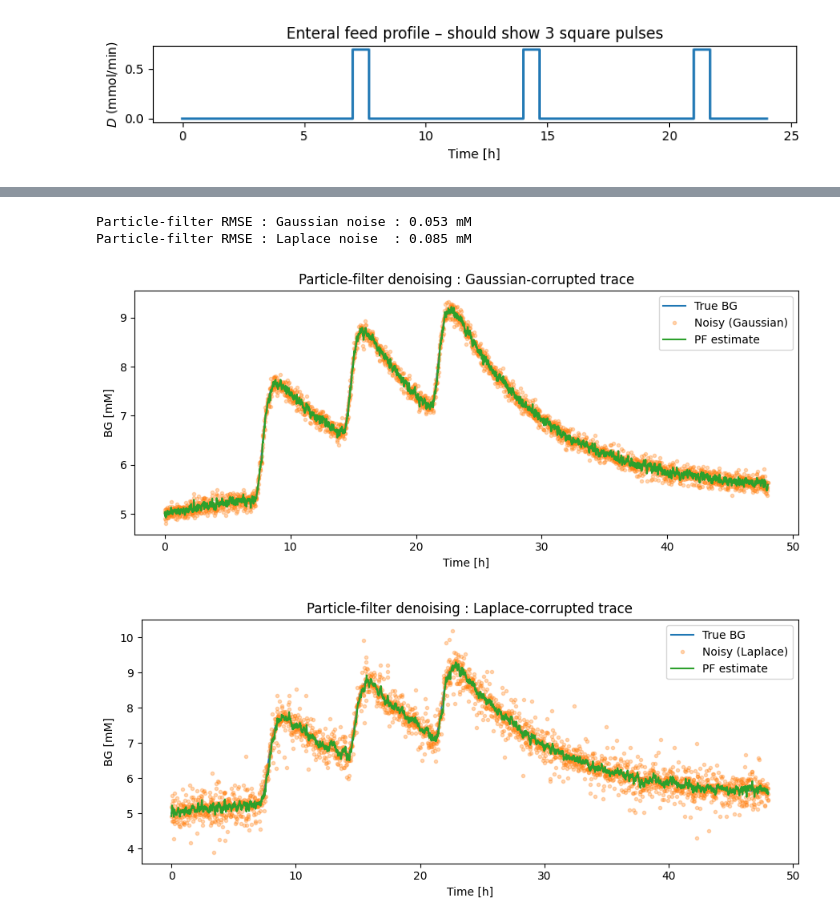
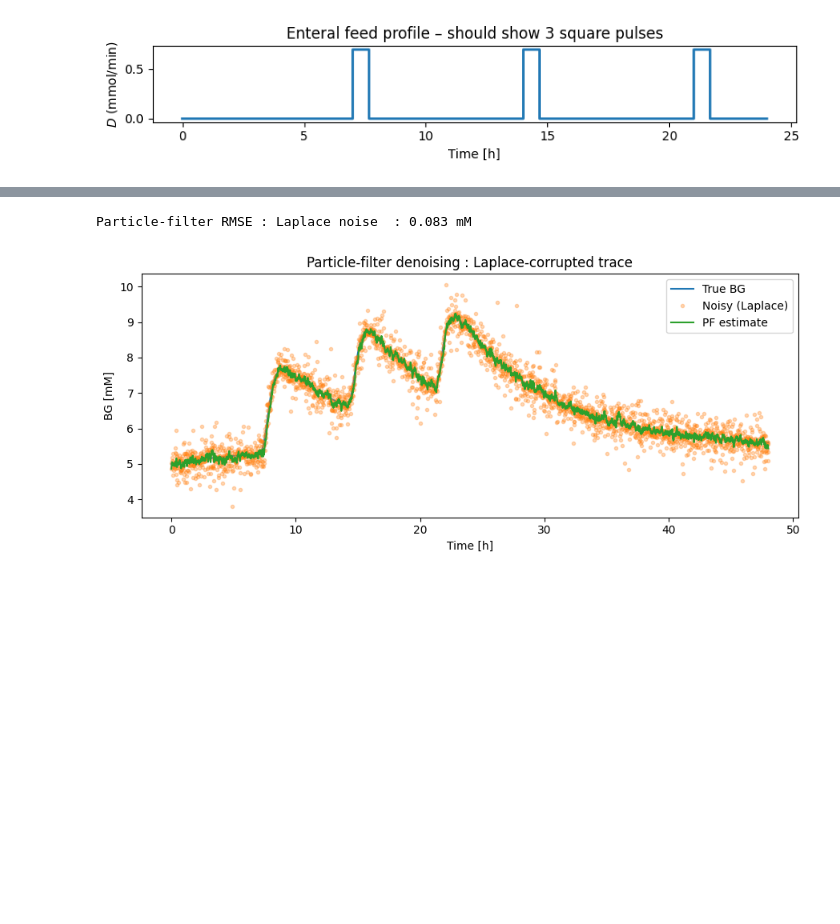
Before and after one commit to Ash920323/kalman-net, a Jupyter notebook: src/notebooks/glucose-simulation.ipynb, the cells around one changed output, grey strips where cells are left out. Drawn from its saved outputs; the diff is of its cells as text; code cells hidden in the pictures; blank space fills up the shorter version.

```diff
--- a/src/notebooks/glucose-simulation.ipynb
+++ b/src/notebooks/glucose-simulation.ipynb
@@ -187,7 +216,7 @@ from util.filter import ParticleFilter
 # 1.  Model definition -------------------------------------------------------
 dim_state   = 1                 # BG is a single scalar state
 Q_STD       = 0.05              # process-noise σ  (tune to allow more / less drift)
-SIGMA_G     = sigma_gaussian    # measurement σ for the Gaussian-noise trace
+SIGMA_G     = 0.2               # measurement σ for the Gaussian-noise trace
 B_LAPLACE   = scale_laplace     # Laplace “b” parameter (= σ/√2)
 
 def f_func(x_prev, w):
@@ -206,11 +235,10 @@ sample_meas_noise_l  = lambda: np.random.laplace(0.0, B_LAPLACE, (dim_state,))
 # Likelihood functions -------------------------------------------------------
 norm_coef     = 1.0 / (np.sqrt(2 * np.pi) * SIGMA_G)
 laplace_coef  = 1.0 / (2.0 * B_LAPLACE)
-
+"""
 def meas_like_gauss(z, x):
-    """p(z | x) under N(x, σ²)"""
     return norm_coef * np.exp(-0.5 * ((z - x[0]) / SIGMA_G) ** 2)
-
+"""
 def meas_like_laplace(z, x):
     """p(z | x) under Laplace(x, b)"""
     return laplace_coef * np.exp(-np.abs(z - x[0]) / B_LAPLACE)
@@ -218,7 +246,7 @@ def meas_like_laplace(z, x):
 # 2.  Instantiate one PF for each noise type ---------------------------------
 N_PARTICLES  = 5_00
 INIT_SPREAD  = 0.5              # stddev of initial guess (mM)
-
+"""
 pf_gauss = ParticleFilter(
     N=N_PARTICLES,
     dim_state=dim_state,
@@ -231,7 +259,7 @@ pf_gauss = ParticleFilter(
                                     INIT_SPREAD,
                                     size=(N_PARTICLES, dim_state)),
 )
-
+"""
 pf_laplace = ParticleFilter(
     N=N_PARTICLES,
     dim_state=dim_state,
@@ -240,50 +268,40 @@ pf_laplace = ParticleFilter(
     sample_process_noise=sample_process_noise,
     sample_meas_noise=sample_meas_noise_l,
     meas_likelihood=meas_like_laplace,
     init_particles=np.random.normal(bg_laplace_noisy[0],
                                     INIT_SPREAD,
                                     size=(N_PARTICLES, dim_state)),
 )
 
 # 3.  Run the two filters -----------------------------------------------------
-est_gauss   = np.empty_like(bg_gauss_noisy)
+#est_gauss   = np.empty_like(bg_gauss_noisy)
 est_laplace = np.empty_like(bg_laplace_noisy)
 
-for k, z in enumerate(bg_gauss_noisy):
+"""for k, z in enumerate(bg_gauss_noisy):
     x_hat, _  = pf_gauss.step(z)
-    est_gauss[k] = x_hat
+    est_gauss[k] = x_hat"""
 
 for k, z in enumerate(bg_laplace_noisy):
     x_hat, _   = pf_laplace.step(z)
     est_laplace[k] = x_hat
 
 # 4.  Optional RMSE sanity check ---------------------------------------------
-rmse_gauss   = np.sqrt(np.mean((est_gauss   - bg_true) ** 2))
+#rmse_gauss   = np.sqrt(np.mean((est_gauss   - bg_true) ** 2))
 rmse_laplace = np.sqrt(np.mean((est_laplace - bg_true) ** 2))
-print(f"Particle-filter RMSE : Gaussian noise : {rmse_gauss:0.3f} mM")
+#print(f"Particle-filter RMSE : Gaussian noise : {rmse_gauss:0.3f} mM")
 print(f"Particle-filter RMSE : Laplace noise  : {rmse_laplace:0.3f} mM")
 
 # 5.  Visual comparison -------------------------------------------------------
-plt.figure(figsize=(9, 4))
-plt.plot(time_hours, bg_true,        label='True BG')
-plt.plot(time_hours, bg_gauss_noisy, '.', alpha=0.3, label='Noisy (Gaussian)')
-plt.plot(time_hours, est_gauss,      label='PF estimate')
-plt.xlabel('Time [h]'); plt.ylabel('BG [mM]')
-plt.title('Particle-filter denoising : Gaussian-corrupted trace')
-plt.legend(); plt.tight_layout(); plt.show()
-
 plt.figure(figsize=(9, 4))
 plt.plot(time_hours, bg_true,          label='True BG')
 plt.plot(time_hours, bg_laplace_noisy, '.', alpha=0.3, label='Noisy (Laplace)')
 plt.plot(time_hours, est_laplace,      label='PF estimate')
 plt.xlabel('Time [h]'); plt.ylabel('BG [mM]')
 plt.title('Particle-filter denoising : Laplace-corrupted trace')
 plt.legend(); plt.tight_layout(); plt.show()
 # %% [output]
-Particle-filter RMSE : Gaussian noise : 0.053 mM
-Particle-filter RMSE : Laplace noise  : 0.085 mM
+Particle-filter RMSE : Laplace noise  : 0.083 mM
-[figure, old version]
+[figure, new version]
-[figure, removed]
 # %%
 # ---------------------------------------------------------------------------
 # Kalman-filter denoising of the CGM traces
```
Also changed, not shown: parts of 22 cells of this notebook, 8 other files.
